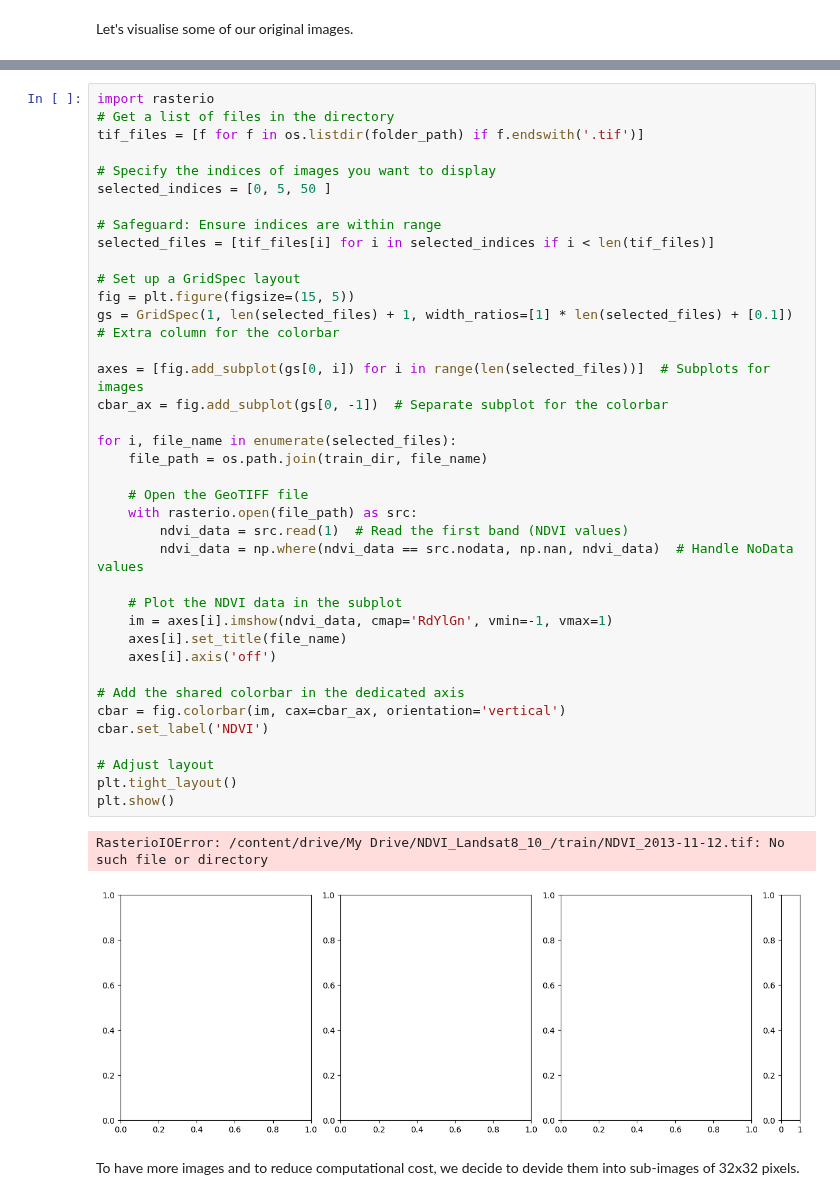
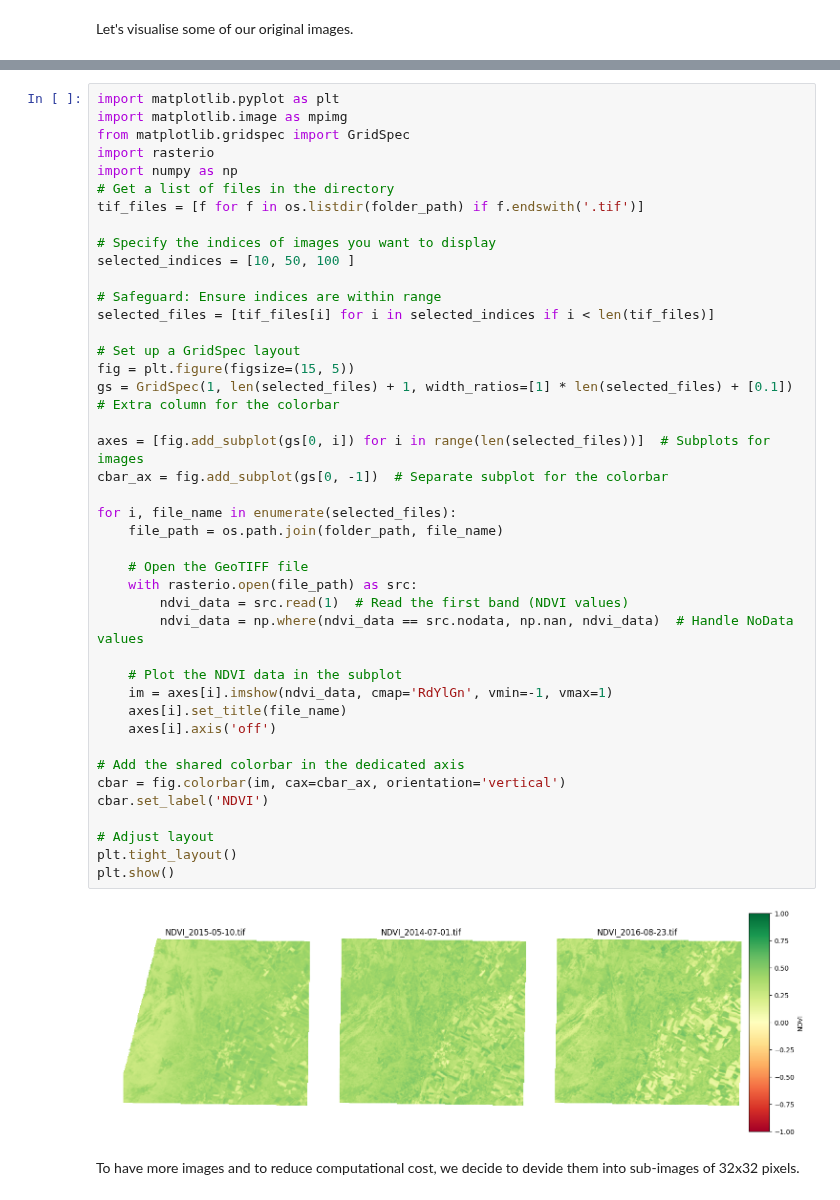
Before and after one commit to larasauser/2024_MLEES, a Jupyter notebook: Project/project_script.ipynb, the cells around one changed output, grey strips where cells are left out. Cells and saved outputs as stored; diff of their text form.

```diff
--- a/Project/project_script.ipynb
+++ b/Project/project_script.ipynb
@@ -34,44 +56,47 @@ Let's visualise some of our original images.
 # %%
+import matplotlib.pyplot as plt
+import matplotlib.image as mpimg
+from matplotlib.gridspec import GridSpec
 import rasterio
+import numpy as np
 # Get a list of files in the directory
 tif_files = [f for f in os.listdir(folder_path) if f.endswith('.tif')]
 
 # Specify the indices of images you want to display
-selected_indices = [0, 5, 50 ]
+selected_indices = [10, 50, 100 ]
 
 # Safeguard: Ensure indices are within range
 selected_files = [tif_files[i] for i in selected_indices if i < len(tif_files)]
 
 # Set up a GridSpec layout
 fig = plt.figure(figsize=(15, 5))
 gs = GridSpec(1, len(selected_files) + 1, width_ratios=[1] * len(selected_files) + [0.1])  # Extra column for the colorbar
 
 axes = [fig.add_subplot(gs[0, i]) for i in range(len(selected_files))]  # Subplots for images
 cbar_ax = fig.add_subplot(gs[0, -1])  # Separate subplot for the colorbar
 
 for i, file_name in enumerate(selected_files):
-    file_path = os.path.join(train_dir, file_name)
+    file_path = os.path.join(folder_path, file_name)
 
     # Open the GeoTIFF file
     with rasterio.open(file_path) as src:
         ndvi_data = src.read(1)  # Read the first band (NDVI values)
         ndvi_data = np.where(ndvi_data == src.nodata, np.nan, ndvi_data)  # Handle NoData values
 
     # Plot the NDVI data in the subplot
     im = axes[i].imshow(ndvi_data, cmap='RdYlGn', vmin=-1, vmax=1)
     axes[i].set_title(file_name)
     axes[i].axis('off')
 
 # Add the shared colorbar in the dedicated axis
 cbar = fig.colorbar(im, cax=cbar_ax, orientation='vertical')
 cbar.set_label('NDVI')
 
 # Adjust layout
 plt.tight_layout()
 plt.show()
 # %% [output]
-RasterioIOError: /content/drive/My Drive/NDVI_Landsat8_10_/train/NDVI_2013-11-12.tif: No such file or directory
-[figure, old version]
+[figure, new version]
 # %% [markdown]
 To have more images and to reduce computational cost, we decide to devide them into sub-images of 32x32 pixels.
 # %%
```
Also changed, not shown: parts of 15 cells of this notebook.
